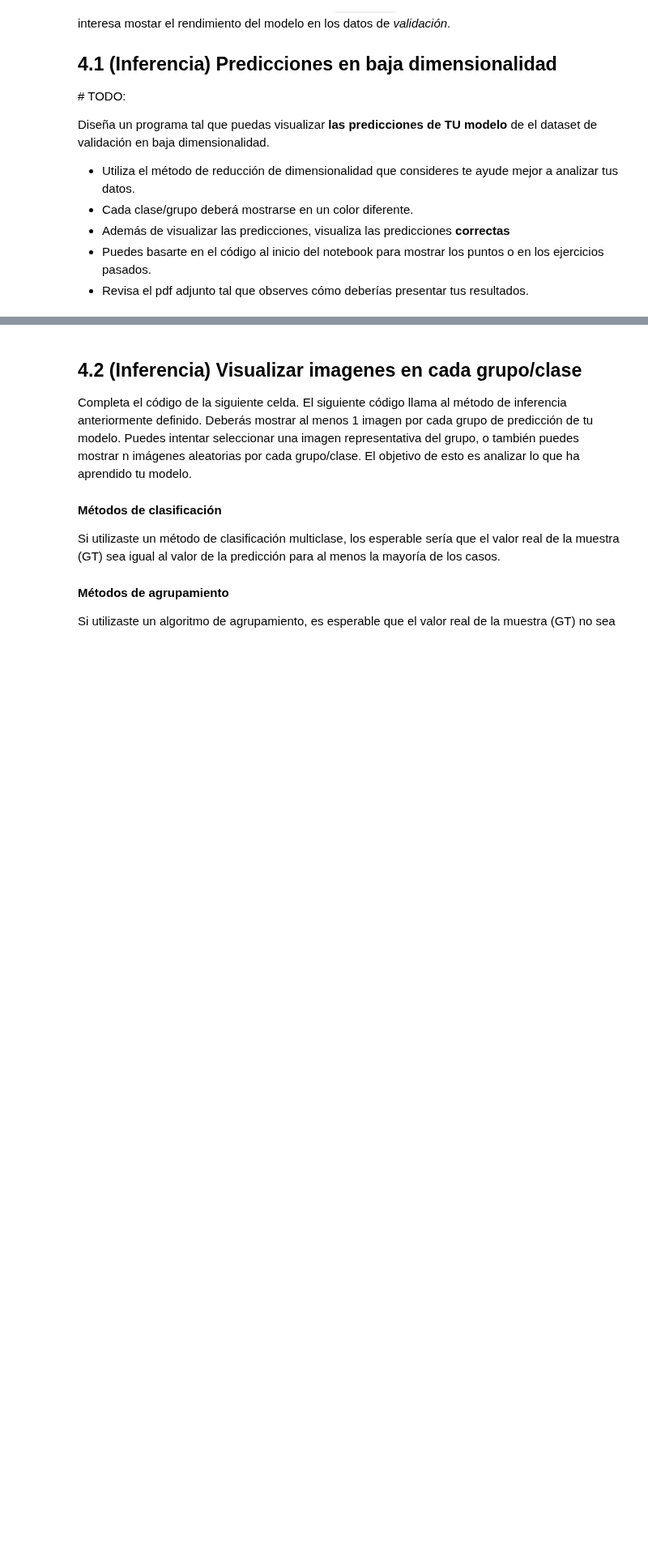
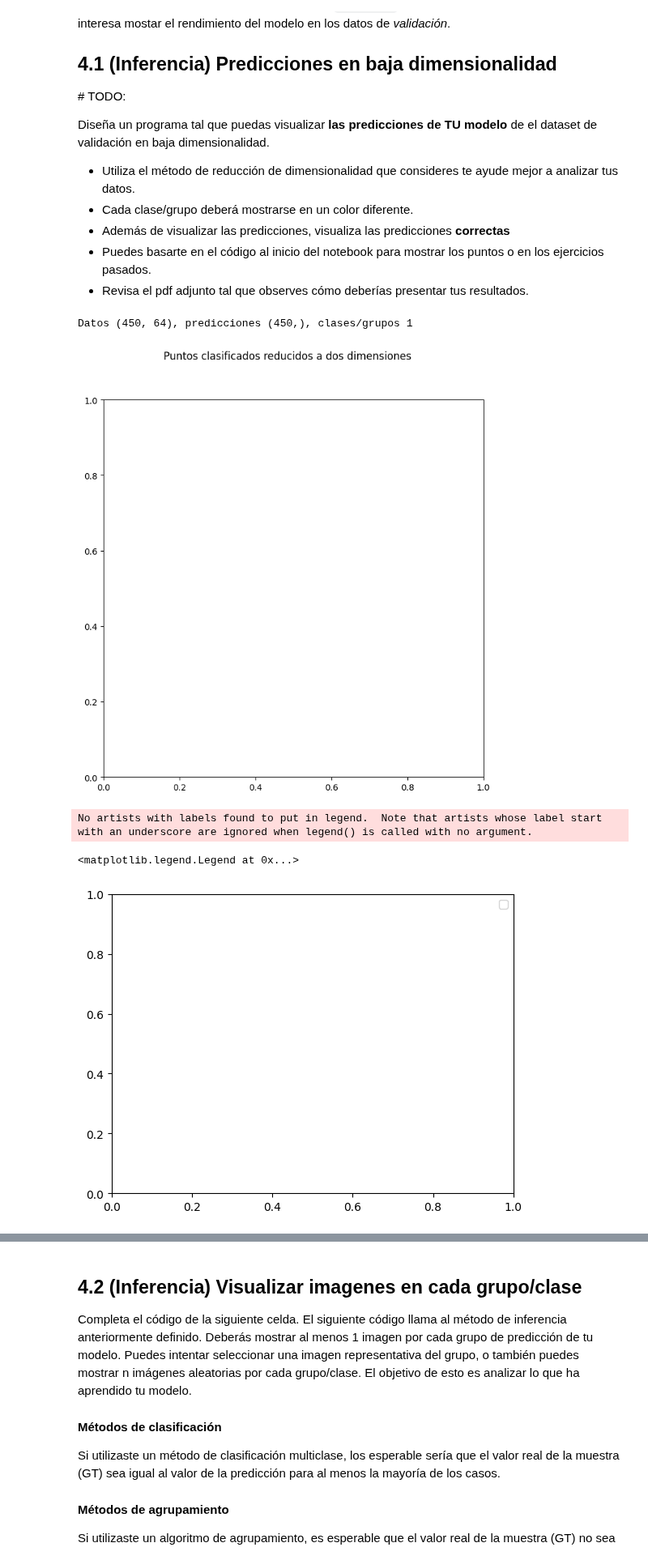
Before and after one commit to Montes000/SI23_Equipo3, a Jupyter notebook: proyecto_1_ML/proyecto_1_ML.ipynb, the cells around one changed output, grey strips where cells are left out. Shown at 81% size. Saved outputs shown, nothing was run; the diff lists cells and outputs as text; code cells hidden in the pictures; blank space fills up the shorter version.

```diff
--- a/proyecto_1_ML/proyecto_1_ML.ipynb
+++ b/proyecto_1_ML/proyecto_1_ML.ipynb
@@ -175,9 +175,11 @@ def mi_modelo(X, label):
     '''
     # Normalizamos los datos de entrenamiento
     data = scaler.transform(X)
-
     # TODO: Entrena el modelo y regresa el modelo entrenado en los datos de entrenamiento.
     # Entrena tu modelo con los DATOS NORMALIZADOS
+
+    model= DBSCAN(eps=1, min_samples=5) #eps es la distancia maxima entre dos puntos y min_samples es la cantidad minima de puntos para formar una region
+    model.fit(data)
 
     return model
 
@@ -198,8 +200,9 @@ def mi_inferencia(modelo, X_val):
     # Regresa las predicciones de tu modelo para X_val.
     # Aplica inferencia sobre los DATOS NORMALIZADOS
 
+    preds = modelo.fit_predict(data) #ajustara el modelo de clustering DBSCAN a data y regresa un arreglo de etiquetas de cluster para cada data
+
     return preds
-
 # Utilizamos solo los datos de entrenamiento (alta dimensionalidad) para entrenar
 modelo = mi_modelo(data_train, target_train)
 
@@ -224,21 +225,32 @@ Diseña un programa tal que puedas visualizar **las predicciones de TU modelo**
 # %%
 # Llamamos a inferencia de su modelo
 # preds deberá ser de la forma N,1
 # indicando el número al que corresponde cada imagen
 preds = mi_inferencia(modelo, data_val)
 
 # Buscamos la cantidad de grupos/clases que hay en los datos de validación
 group_pred = np.unique(preds)
 n_groups = len(group_pred)
 print(f"Datos {data_val.shape}, predicciones {preds.shape}, clases/grupos {n_groups}")
 
 fig, ax_reduced = plt.subplots(1, 1, figsize=(4,4))
 fig.suptitle("Puntos clasificados reducidos a dos dimensiones")
 
+
+
 # TODO: Grafíca los datos DE VALIDACIÓN reducidos (reduced_data_val)
 # con un color distinto para cada grupo/clase que tu modelo ha predecido (preds)
 #========== Start =========
 
+for grupo in group_pred:
+
+    ax.scatter(reduced_data_val[mask, 0], reduced_data_val[mask, 1], alpha=0.5, label=f"Grupo {grupo}")
 #========== End ===========
 plt.show()
 plt.legend()
+# %% [output]
+Datos (450, 64), predicciones (450,), clases/grupos 1
+[figure, added]
+No artists with labels found to put in legend.  Note that artists whose label start with an underscore are ignored when legend() is called with no argument.
+<matplotlib.legend.Legend at 0x...>
+[figure, added]
```
Also changed, not shown: parts of 2 cells of this notebook.
